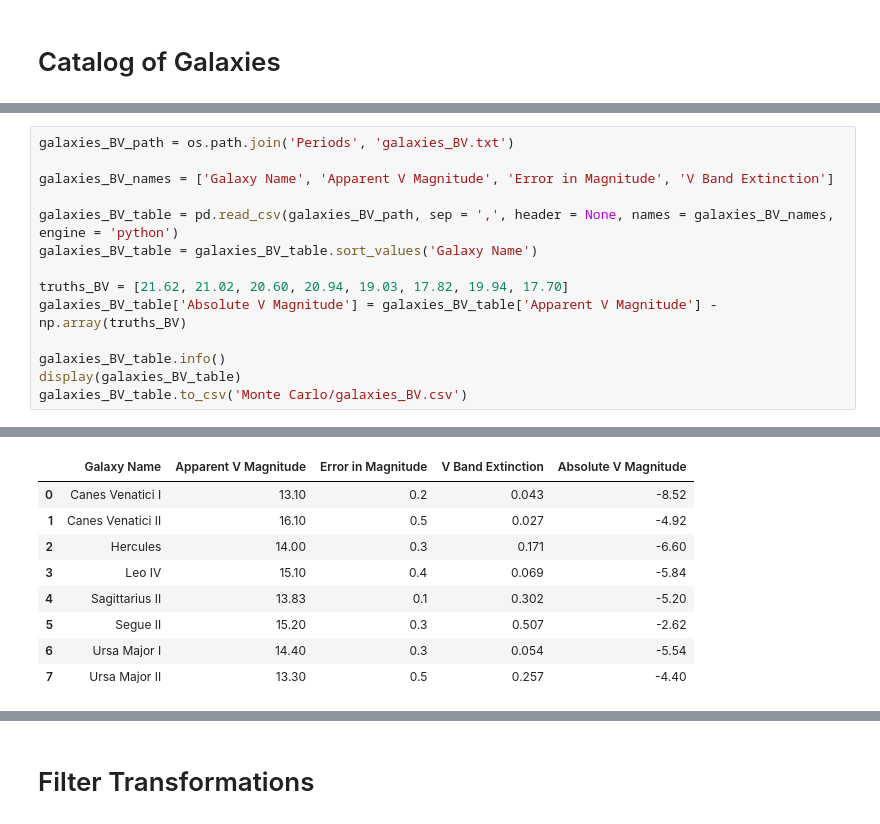
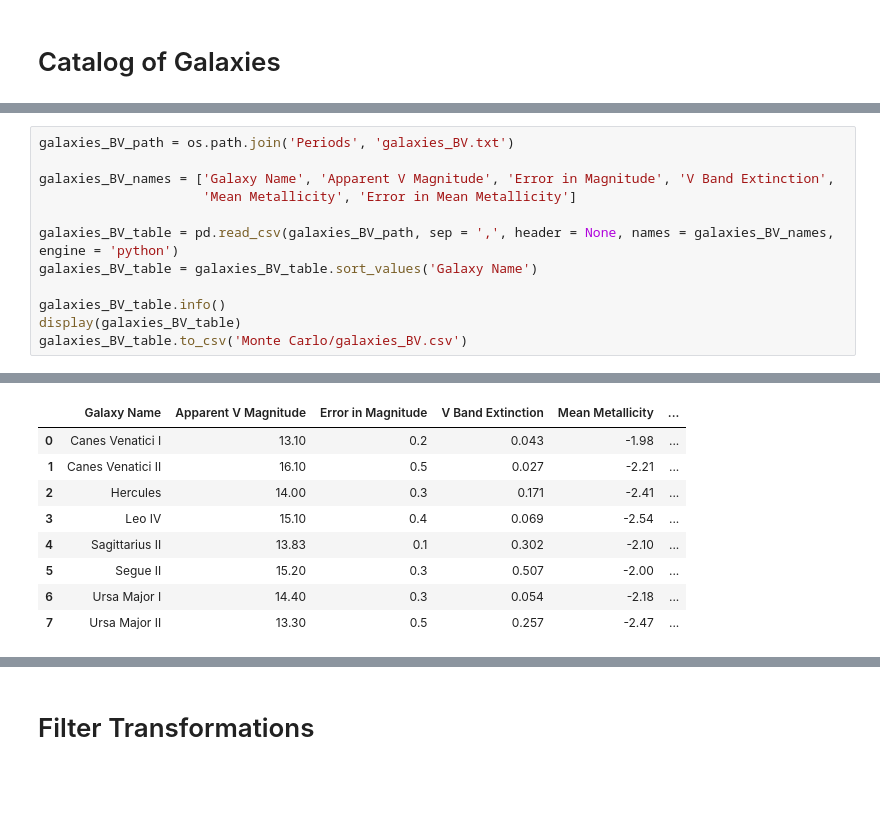
Before and after one commit to pranav-nagarajan/Variable-Stars, a Jupyter notebook: Data Analysis for Variable Stars.ipynb, the cells around one changed output, grey strips where cells are left out. Saved outputs shown, nothing was run; the diff lists cells and outputs as text; blank space fills up the shorter version.

```diff
--- a/Data Analysis for Variable Stars.ipynb
+++ b/Data Analysis for Variable Stars.ipynb
@@ -64,14 +62,12 @@ memory usage: 1.4+ KB
 # %%
 galaxies_BV_path = os.path.join('Periods', 'galaxies_BV.txt')
 
-galaxies_BV_names = ['Galaxy Name', 'Apparent V Magnitude', 'Error in Magnitude', 'V Band Extinction']
+galaxies_BV_names = ['Galaxy Name', 'Apparent V Magnitude', 'Error in Magnitude', 'V Band Extinction',
+                     'Mean Metallicity', 'Error in Mean Metallicity']
 
 galaxies_BV_table = pd.read_csv(galaxies_BV_path, sep = ',', header = None, names = galaxies_BV_names, engine = 'python')
 galaxies_BV_table = galaxies_BV_table.sort_values('Galaxy Name')
 
-truths_BV = [21.62, 21.02, 20.60, 20.94, 19.03, 17.82, 19.94, 17.70]
-galaxies_BV_table['Absolute V Magnitude'] = galaxies_BV_table['Apparent V Magnitude'] - np.array(truths_BV)
-
 galaxies_BV_table.info()
 display(galaxies_BV_table)
 galaxies_BV_table.to_csv('Monte Carlo/galaxies_BV.csv')
@@ -91,12 +88,12 @@ memory usage: 384.0+ bytes
-|  | Galaxy Name | Apparent V Magnitude | Error in Magnitude | V Band Extinction | Absolute V Magnitude |
-| 0 | Canes Venatici I | 13.10 | 0.2 | 0.043 | -8.52 |
-| 1 | Canes Venatici II | 16.10 | 0.5 | 0.027 | -4.92 |
-| 2 | Hercules | 14.00 | 0.3 | 0.171 | -6.60 |
-| 3 | Leo IV | 15.10 | 0.4 | 0.069 | -5.84 |
-| 4 | Sagittarius II | 13.83 | 0.1 | 0.302 | -5.20 |
-| 5 | Segue II | 15.20 | 0.3 | 0.507 | -2.62 |
-| 6 | Ursa Major I | 14.40 | 0.3 | 0.054 | -5.54 |
-| 7 | Ursa Major II | 13.30 | 0.5 | 0.257 | -4.40 |
+|  | Galaxy Name | Apparent V Magnitude | Error in Magnitude | V Band Extinction | Mean Metallicity | ... |
+| 0 | Canes Venatici I | 13.10 | 0.2 | 0.043 | -1.98 | ... |
+| 1 | Canes Venatici II | 16.10 | 0.5 | 0.027 | -2.21 | ... |
+| 2 | Hercules | 14.00 | 0.3 | 0.171 | -2.41 | ... |
+| 3 | Leo IV | 15.10 | 0.4 | 0.069 | -2.54 | ... |
+| 4 | Sagittarius II | 13.83 | 0.1 | 0.302 | -2.10 | ... |
+| 5 | Segue II | 15.20 | 0.3 | 0.507 | -2.00 | ... |
+| 6 | Ursa Major I | 14.40 | 0.3 | 0.054 | -2.18 | ... |
+| 7 | Ursa Major II | 13.30 | 0.5 | 0.257 | -2.47 | ... |
 # %%
 n_rrls = [296, 251, 111, 15, 9, 117, 8, 85, 15, 23, 2, 83, 3, 172, 2, 34, 267, 232, 268, 1443, 2, 12,
           90, 10, 164, 3, 10, 1, 177, 820, 121, 1, 5, 536, 1, 358, 7, 1]
```
Also changed, not shown: parts of 3 cells of this notebook, 5 other files.
